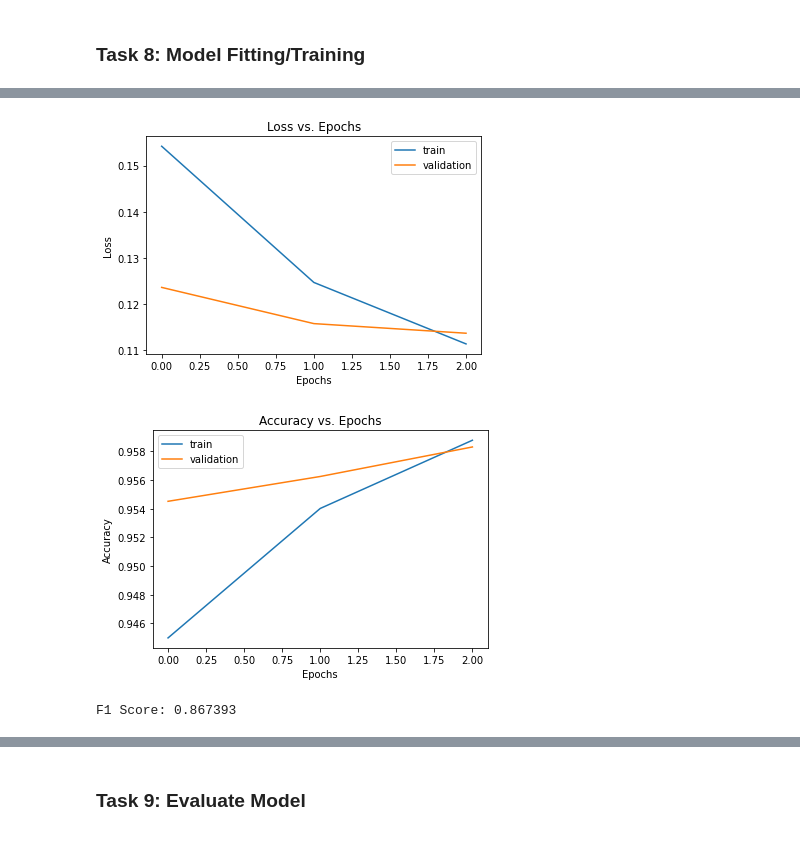
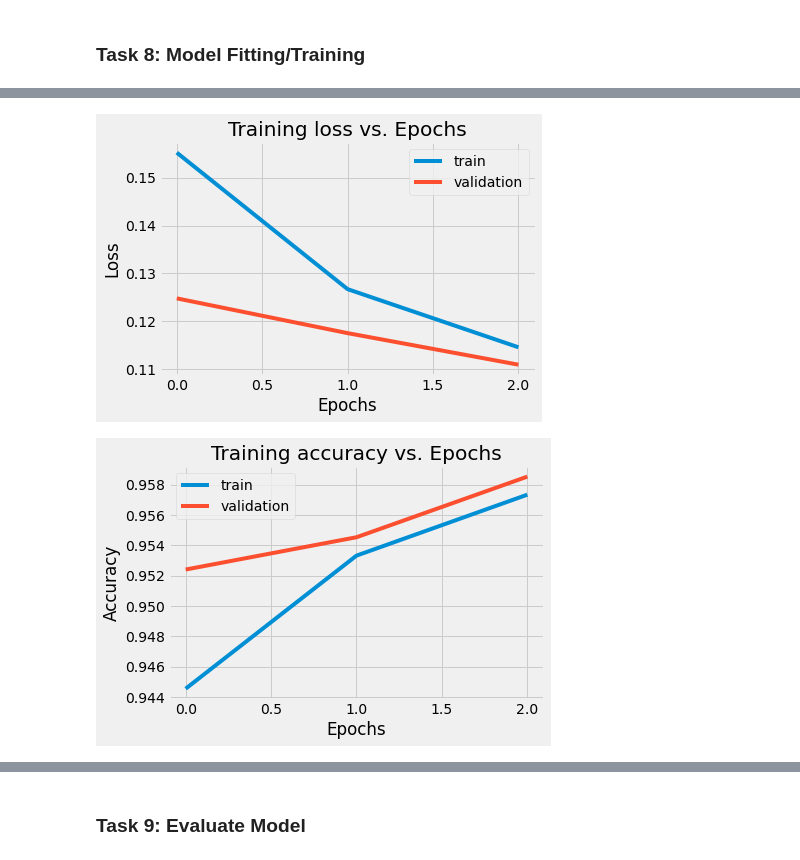
Before and after one commit to ai4all-sfu/NLP_2020, a Jupyter notebook: hate_speech_classification.ipynb, the cells around one changed output, grey strips where cells are left out. Saved outputs shown, nothing was run; the diff lists cells and outputs as text; code cells hidden in the pictures.

```diff
--- a/hate_speech_classification.ipynb
+++ b/hate_speech_classification.ipynb
@@ -24,6 +16,7 @@ from tensorflow.keras.layers import Conv1D, GlobalMaxPooling1D, MaxPooling1D
 from sklearn.model_selection import train_test_split
 from sklearn.metrics import accuracy_score, f1_score, confusion_matrix
 import seaborn as sns
+plt.style.use('fivethirtyeight')
 print(tf.__version__)
 # %% [output]
 2.2.0
@@ -31,7 +24,11 @@ print(tf.__version__)
 ### Task 2: Load and Explore Data
 # %%
 # Load data
-train_df= pd.read_csv('train.csv').fillna(' ')
+df = pd.read_csv('comments.csv').fillna(' ')
+# %%
+# Split into training and test sets
+train_df = df.sample(frac=0.8)
+test_df = df.sample(frac=0.2)
 # %%
 train_df.sample(10,random_state=1)
 # %% [output]
@@ -207,22 +207,22 @@ Epoch 3/3
 # %%
 # Plot loss
 plt.plot(hist.history['loss'], label='train')
 plt.plot(hist.history['val_loss'], label='validation')
 plt.xlabel('Epochs')
 plt.ylabel('Loss')
-plt.title('Loss vs. Epochs')
+plt.title('Training loss vs. Epochs')
 plt.legend()
 plt.show()
 # %% [output]
-[figure, old version]
+[figure, new version]
 # %%
 # Plot accuracy
 plt.plot(hist.history['accuracy'], label='train')
 plt.plot(hist.history['val_accuracy'], label='validation')
 plt.xlabel('Epochs')
 plt.ylabel('Accuracy')
-plt.title('Accuracy vs. Epochs')
+plt.title('Training accuracy vs. Epochs')
 plt.legend()
 plt.show()
 # %% [output]
-[figure, old version]
+[figure, new version]
@@ -232,4 +228,0 @@ y_pred = [0 if y[0] < 0.5 else 1 for y in y_pred]
-# %%
-print("F1 Score: {:.6f}".format(f1_score(y_val, y_pred, average='macro')))
-# %% [output]
-F1 Score: 0.867393
```
Also changed, not shown: parts of 21 cells of this notebook, 2 other files.
